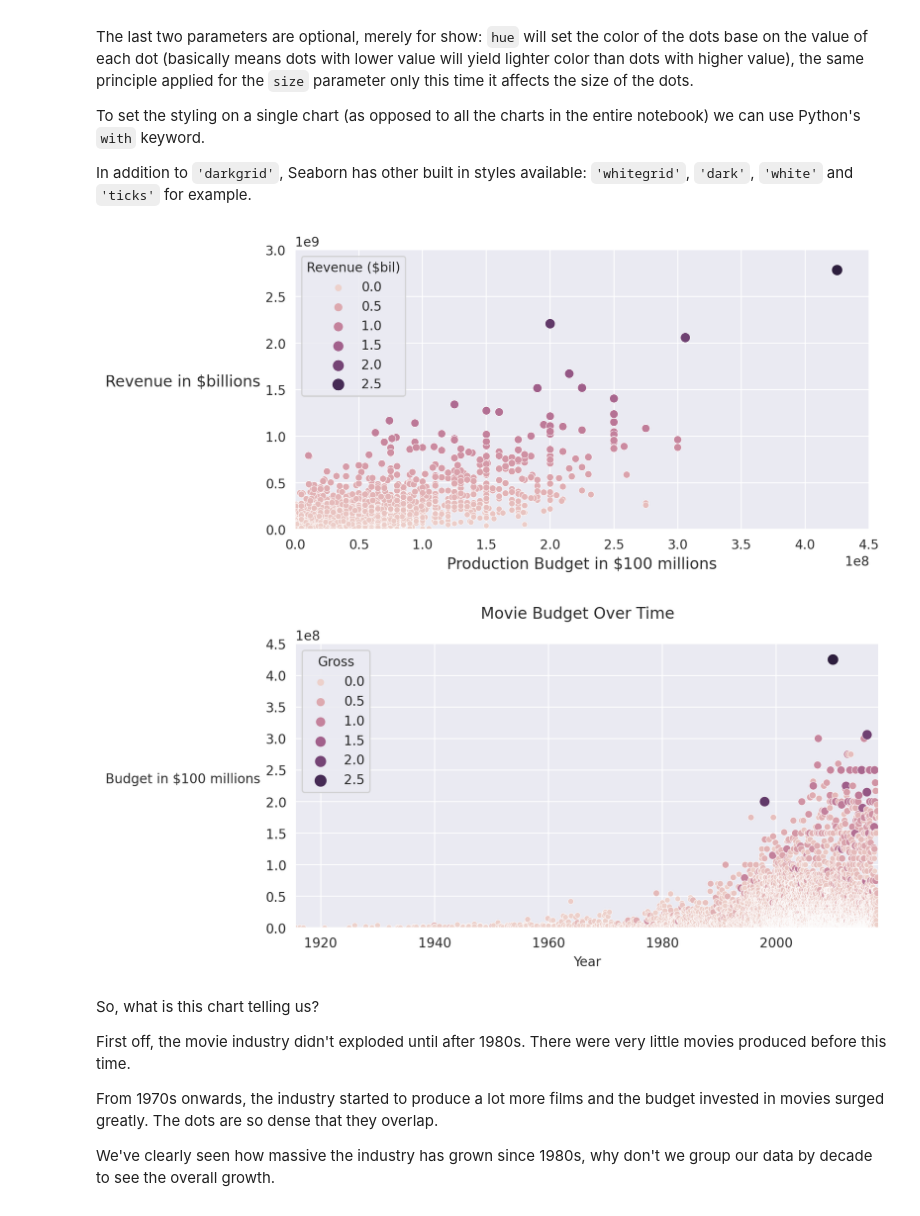
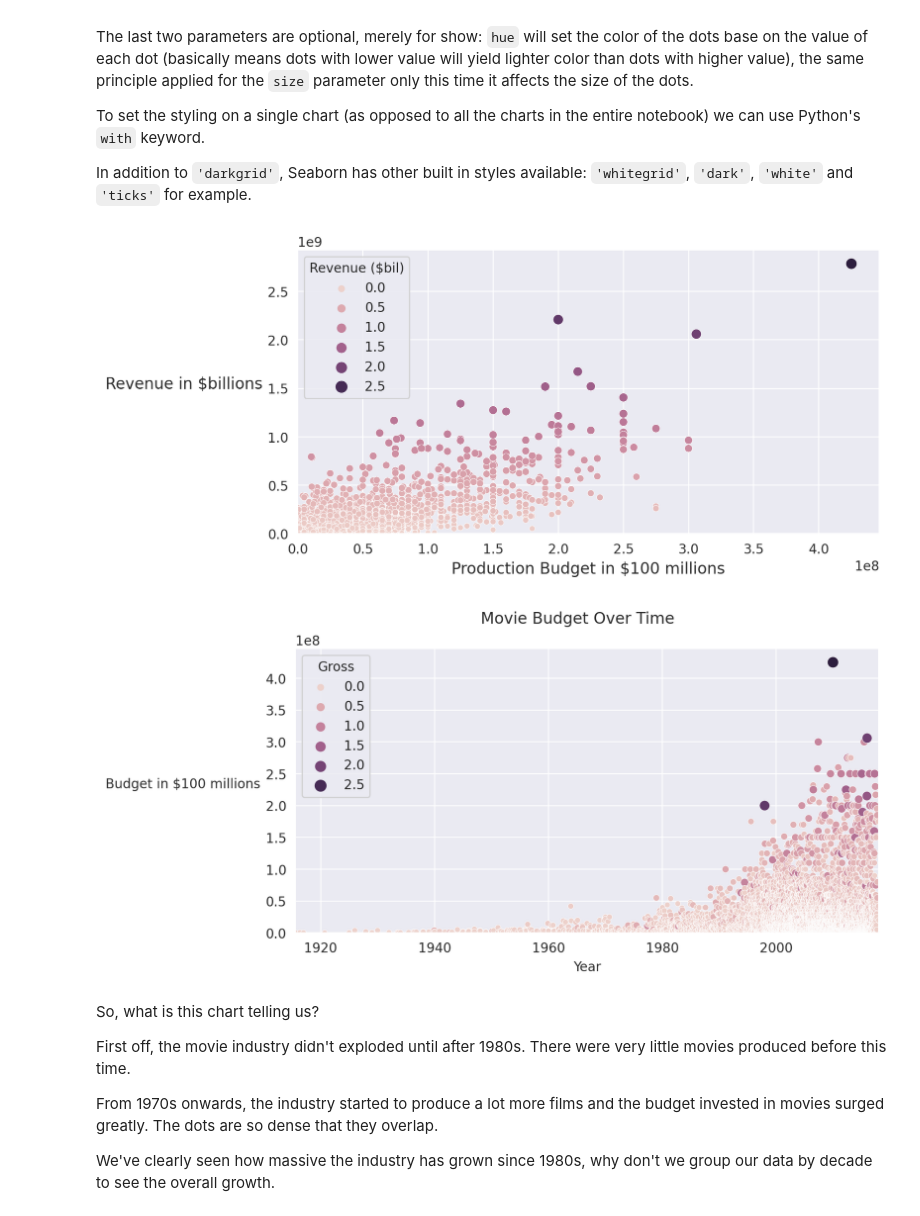
Before and after one commit to Chau-Ngoc/analyze-movie-revenue, a Jupyter notebook: analyze-movie-revenue.ipynb, the cells around one changed output. Drawn from its saved outputs; the diff is of its cells as text; code cells hidden in the pictures.

```diff
--- a/analyze-movie-revenue.ipynb
+++ b/analyze-movie-revenue.ipynb
@@ -282,23 +285,23 @@ In addition to `'darkgrid'`, Seaborn has other built in styles available: `'whit
 # %%
 fig = plt.figure(figsize=(8, 4), dpi=200)
 
 with sns.axes_style('darkgrid'):
     ax = sns.scatterplot(data=df_clean,
                          x='USD_Production_Budget',
                          y='USD_Worldwide_Gross',
                          hue='USD_Worldwide_Gross',
                          size='USD_Worldwide_Gross')
 
     ax.set_ylabel('Revenue in $billions', rotation='horizontal',
                   ha='right', fontsize=12)
     ax.set_xlabel('Production Budget in $100 millions', fontsize=12)
-    ax.set_ylim(0, 3_000_000_000)
-    ax.set_xlim(0, 450_000_000)
+    ax.set_ylim(bottom=0)
+    ax.set_xlim(left=0)
     ax.legend(title='Revenue ($bil)')
 
 plt.show()
 # %% [output]
-[figure, old version]
+[figure, new version]
 # %%
 fig = plt.figure(figsize=(8, 4), dpi=200)
 
@@ -310,7 +313,7 @@ with sns.axes_style('darkgrid'):
                          size='USD_Worldwide_Gross')
     ax.set_xlabel('Year')
     ax.set_ylabel('Budget in $100 millions', rotation=0, ha='right')
-    ax.set_ylim(0, 450_000_000)
+    ax.set_ylim(bottom=0)
     ax.set_xlim(df_clean['Release_Date'].min(), df_clean['Release_Date'].max())
     ax.legend(title='Gross')
 
@@ -318,7 +321,7 @@ with sns.axes_style('darkgrid'):
 
 plt.show()
 # %% [output]
-[figure, old version]
+[figure, new version]
 # %% [markdown]
 So, what is this chart telling us?
 
```
Also changed, not shown: parts of 12 cells of this notebook.
